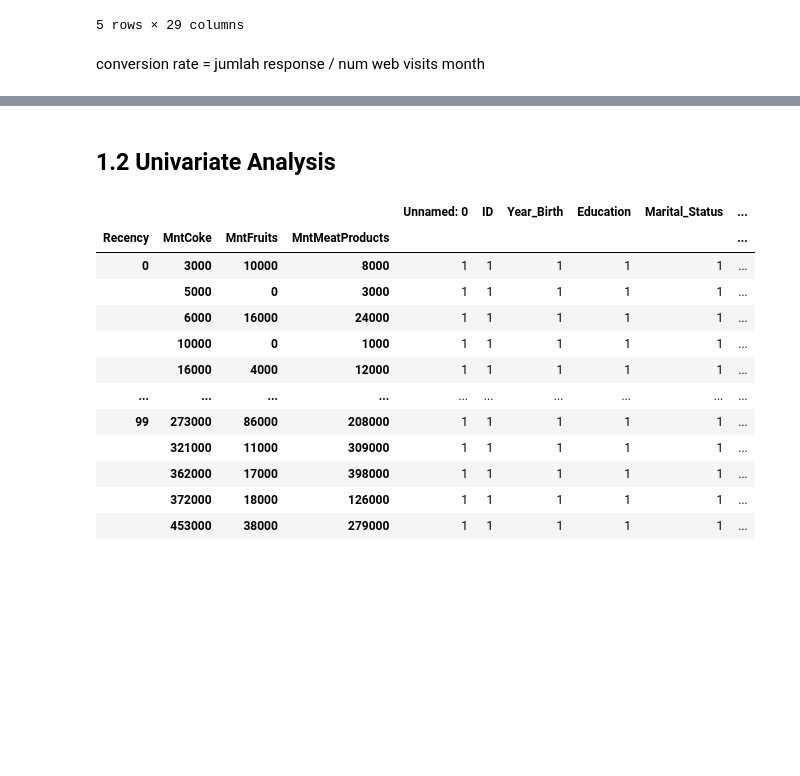
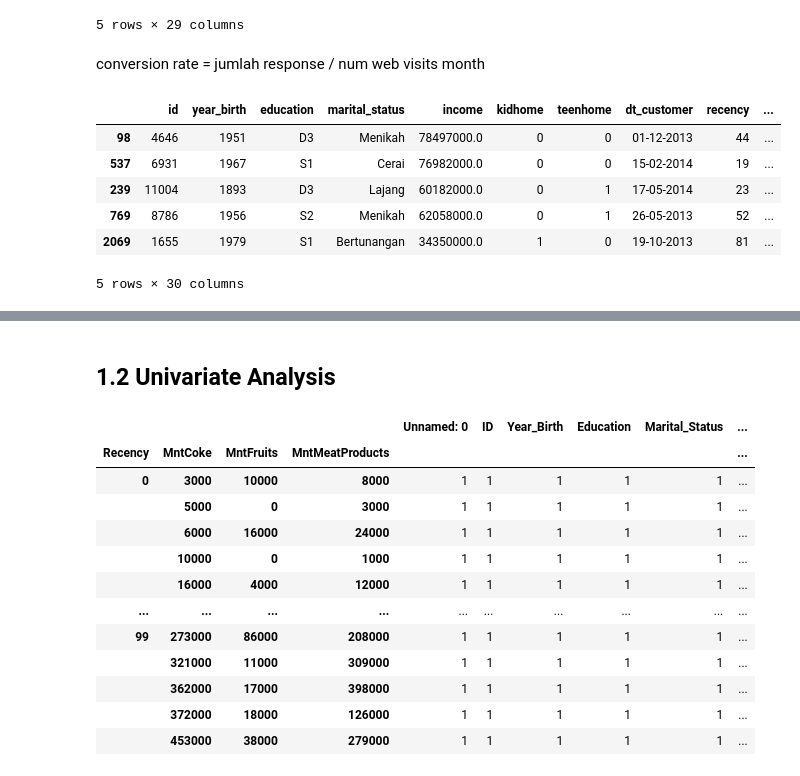
Before and after one commit to hrmufid/Mini-Project-3, a Jupyter notebook: Mini_Project_3.ipynb, the cells around one changed output, grey strips where cells are left out. Saved outputs shown, nothing was run; the diff lists cells and outputs as text; code cells hidden in the pictures; blank space fills up the shorter version.

```diff
--- a/Mini_Project_3.ipynb
+++ b/Mini_Project_3.ipynb
@@ -118,3 +138,15 @@ df.head()
 5 rows × 29 columns
 # %% [markdown]
 conversion rate = jumlah response / num web visits month
+# %%
+# buat kolom baru ['conversion_rate']
+df['conversion_rate'] = df['response'] / df['numwebvisitsmonth']
+df.sample(5)
+# %% [output]
+|  | id | year_birth | education | marital_status | income | kidhome | teenhome | dt_customer | recency | ... |
+| 98 | 4646 | 1951 | D3 | Menikah | 78497000.0 | 0 | 0 | 01-12-2013 | 44 | ... |
+| 537 | 6931 | 1967 | S1 | Cerai | 76982000.0 | 0 | 0 | 15-02-2014 | 19 | ... |
+| 239 | 11004 | 1893 | D3 | Lajang | 60182000.0 | 0 | 1 | 17-05-2014 | 23 | ... |
+| 769 | 8786 | 1956 | S2 | Menikah | 62058000.0 | 0 | 1 | 26-05-2013 | 52 | ... |
+| 2069 | 1655 | 1979 | S1 | Bertunangan | 34350000.0 | 1 | 0 | 19-10-2013 | 81 | ... |
+5 rows × 30 columns
```
Also changed, not shown: parts of 3 cells of this notebook.
